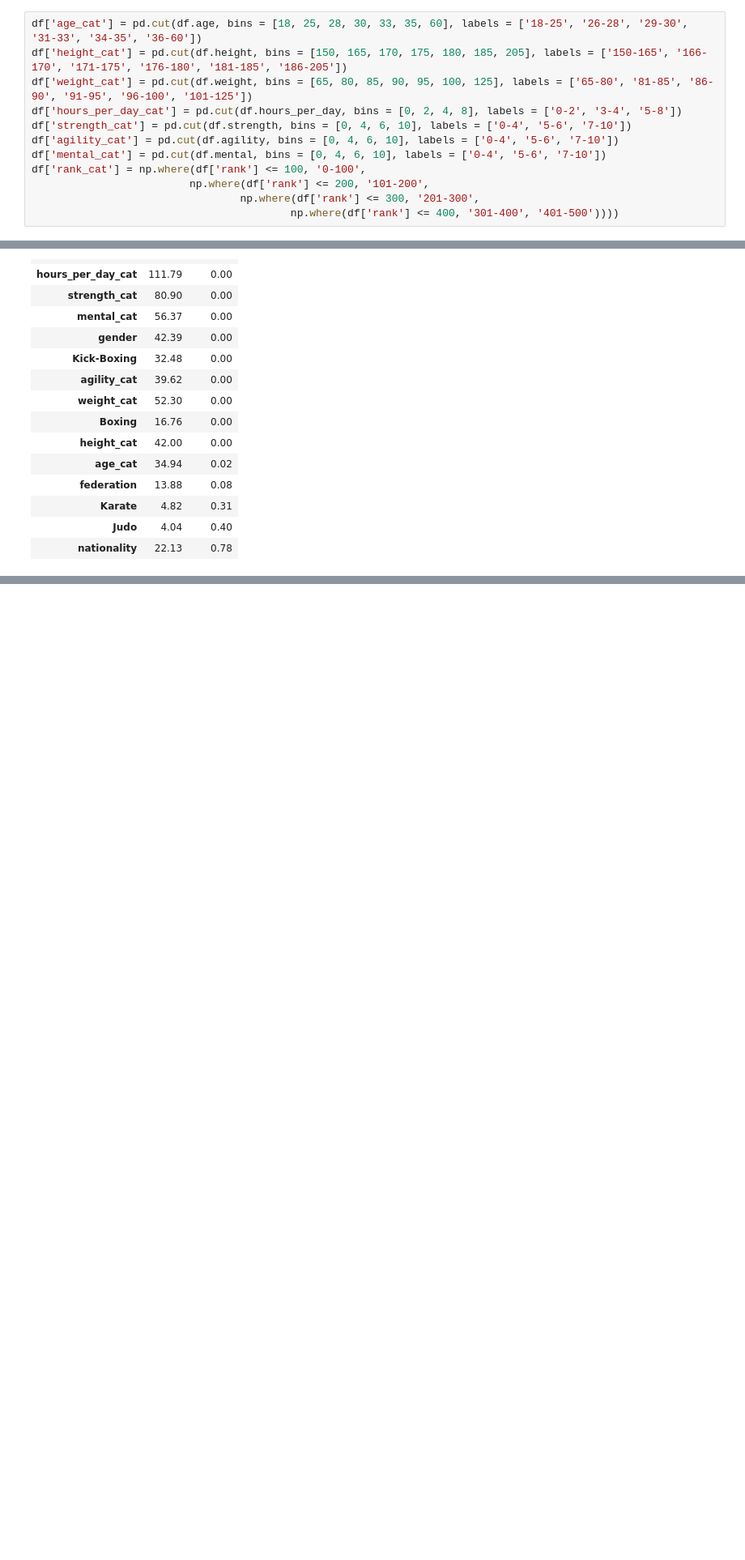
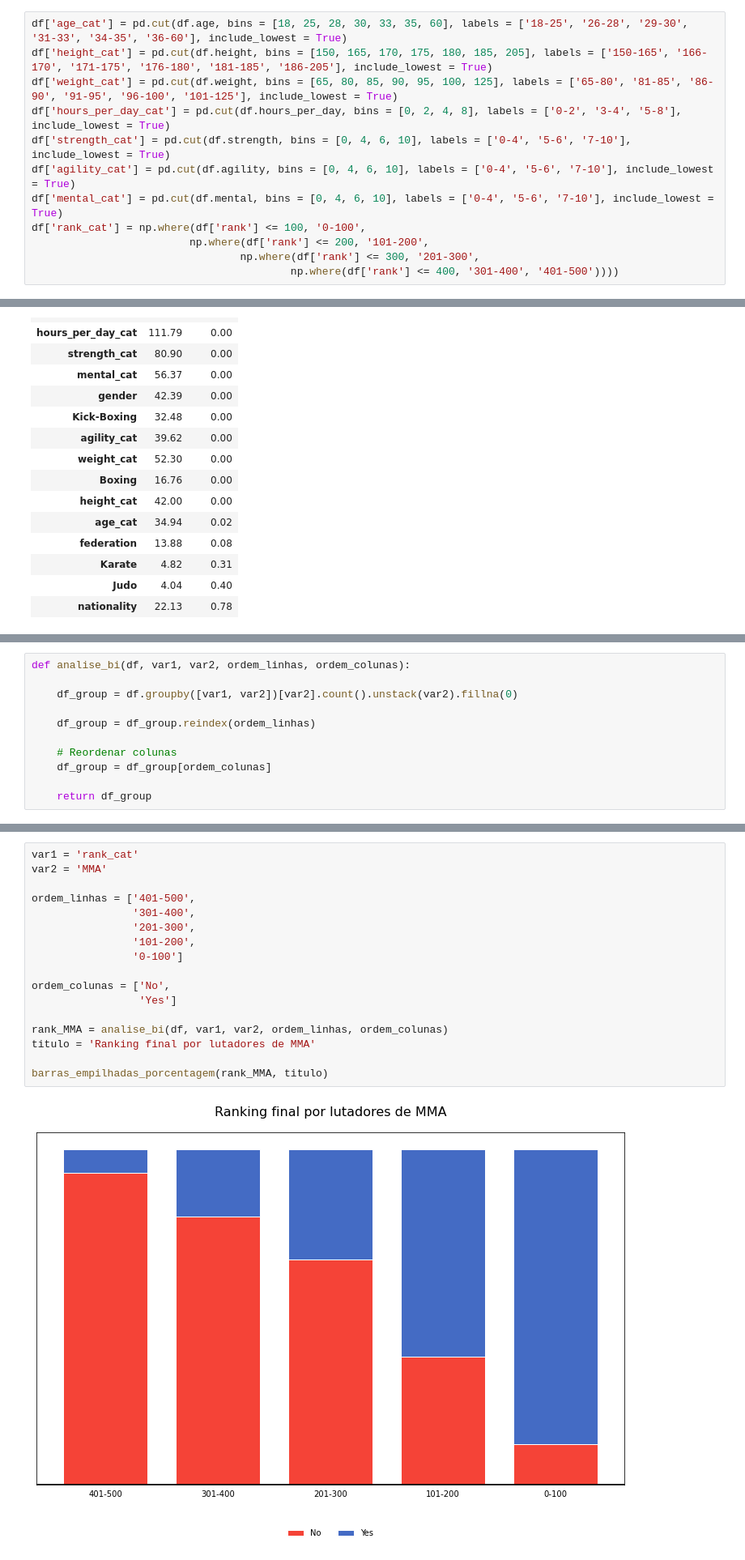
Before and after one commit to al-lla/teste_qui_quadrado, a Jupyter notebook: teste_qui_quadrado.ipynb, the cells around one changed output, grey strips where cells are left out. Shown at 81% size. Drawn from its saved outputs; the diff is of its cells as text; blank space fills up the shorter version.

```diff
--- a/teste_qui_quadrado.ipynb
+++ b/teste_qui_quadrado.ipynb
@@ -143,13 +148,13 @@ df
 # %% [markdown]
 #### Age, height, weight, hours_per_day, strenght, agility, mental, rank
 # %%
-df['age_cat'] = pd.cut(df.age, bins = [18, 25, 28, 30, 33, 35, 60], labels = ['18-25', '26-28', '29-30', '31-33', '34-35', '36-60'])
-df['height_cat'] = pd.cut(df.height, bins = [150, 165, 170, 175, 180, 185, 205], labels = ['150-165', '166-170', '171-175', '176-180', '181-185', '186-205'])
-df['weight_cat'] = pd.cut(df.weight, bins = [65, 80, 85, 90, 95, 100, 125], labels = ['65-80', '81-85', '86-90', '91-95', '96-100', '101-125'])
-df['hours_per_day_cat'] = pd.cut(df.hours_per_day, bins = [0, 2, 4, 8], labels = ['0-2', '3-4', '5-8'])
-df['strength_cat'] = pd.cut(df.strength, bins = [0, 4, 6, 10], labels = ['0-4', '5-6', '7-10'])
-df['agility_cat'] = pd.cut(df.agility, bins = [0, 4, 6, 10], labels = ['0-4', '5-6', '7-10'])
-df['mental_cat'] = pd.cut(df.mental, bins = [0, 4, 6, 10], labels = ['0-4', '5-6', '7-10'])
+df['age_cat'] = pd.cut(df.age, bins = [18, 25, 28, 30, 33, 35, 60], labels = ['18-25', '26-28', '29-30', '31-33', '34-35', '36-60'], include_lowest = True)
+df['height_cat'] = pd.cut(df.height, bins = [150, 165, 170, 175, 180, 185, 205], labels = ['150-165', '166-170', '171-175', '176-180', '181-185', '186-205'], include_lowest = True)
+df['weight_cat'] = pd.cut(df.weight, bins = [65, 80, 85, 90, 95, 100, 125], labels = ['65-80', '81-85', '86-90', '91-95', '96-100', '101-125'], include_lowest = True)
+df['hours_per_day_cat'] = pd.cut(df.hours_per_day, bins = [0, 2, 4, 8], labels = ['0-2', '3-4', '5-8'], include_lowest = True)
+df['strength_cat'] = pd.cut(df.strength, bins = [0, 4, 6, 10], labels = ['0-4', '5-6', '7-10'], include_lowest = True)
+df['agility_cat'] = pd.cut(df.agility, bins = [0, 4, 6, 10], labels = ['0-4', '5-6', '7-10'], include_lowest = True)
+df['mental_cat'] = pd.cut(df.mental, bins = [0, 4, 6, 10], labels = ['0-4', '5-6', '7-10'], include_lowest = True)
 df['rank_cat'] = np.where(df['rank'] <= 100, '0-100',
                          np.where(df['rank'] <= 200, '101-200',
                                  np.where(df['rank'] <= 300, '201-300',
@@ -305,0 +315,11 @@ qui_quadrado(df, 'rank_cat', var)
+# %%
+def analise_bi(df, var1, var2, ordem_linhas, ordem_colunas):
+
+    df_group = df.groupby([var1, var2])[var2].count().unstack(var2).fillna(0)
+
+    df_group = df_group.reindex(ordem_linhas)
+
+    # Reordenar colunas
+    df_group = df_group[ordem_colunas]
+
+    return df_group
@@ -305,0 +478,19 @@ qui_quadrado(df, 'rank_cat', var)
+# %%
+var1 = 'rank_cat'
+var2 = 'MMA'
+
+ordem_linhas = ['401-500',
+                '301-400',
+                '201-300',
+                '101-200',
+                '0-100']
+
+ordem_colunas = ['No',
+                 'Yes']
+
+rank_MMA = analise_bi(df, var1, var2, ordem_linhas, ordem_colunas)
+titulo = 'Ranking final por lutadores de MMA'
+
+barras_empilhadas_porcentagem(rank_MMA, titulo)
+# %% [output]
+[figure, added]
```
Also changed, not shown: parts of 14 cells of this notebook.
